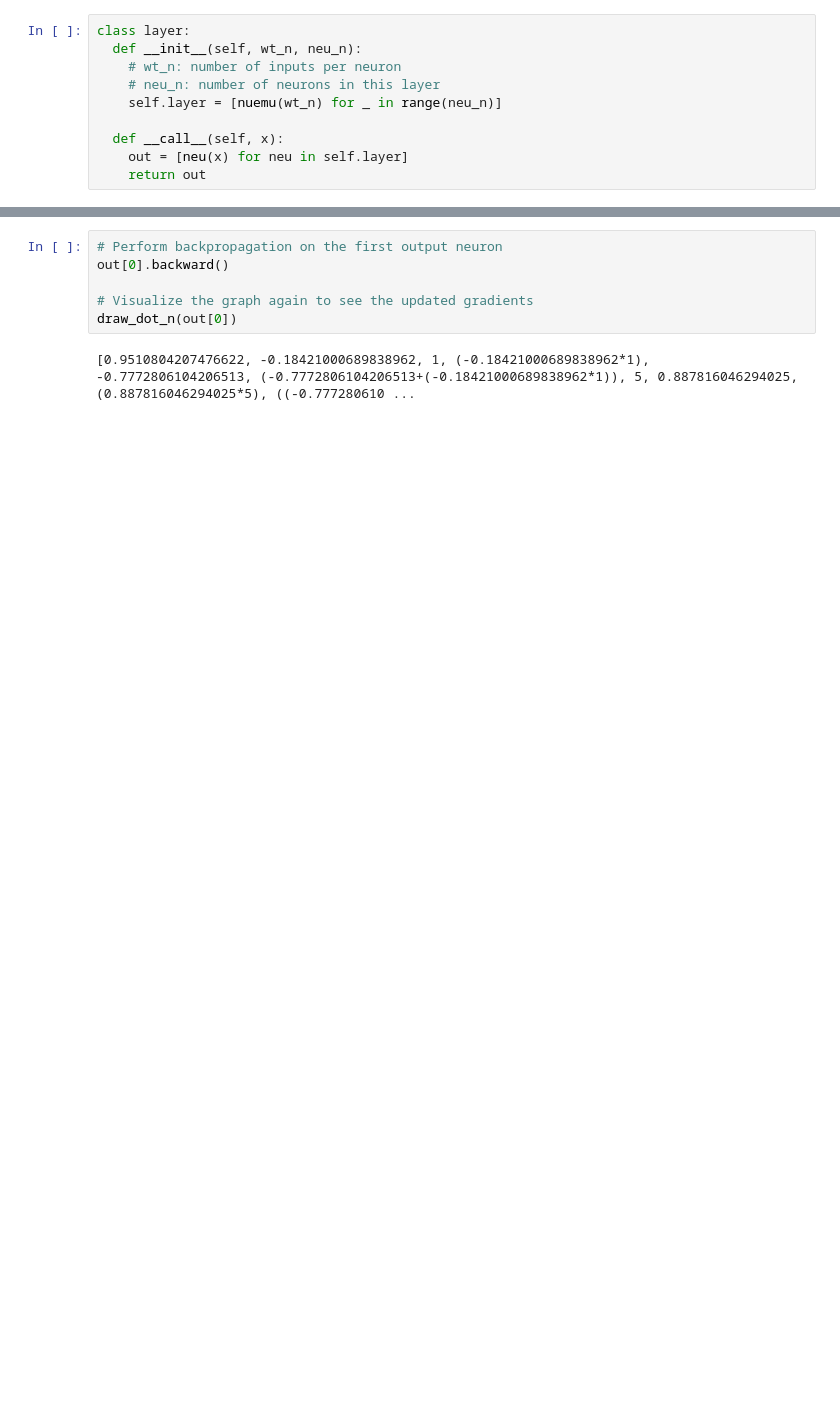
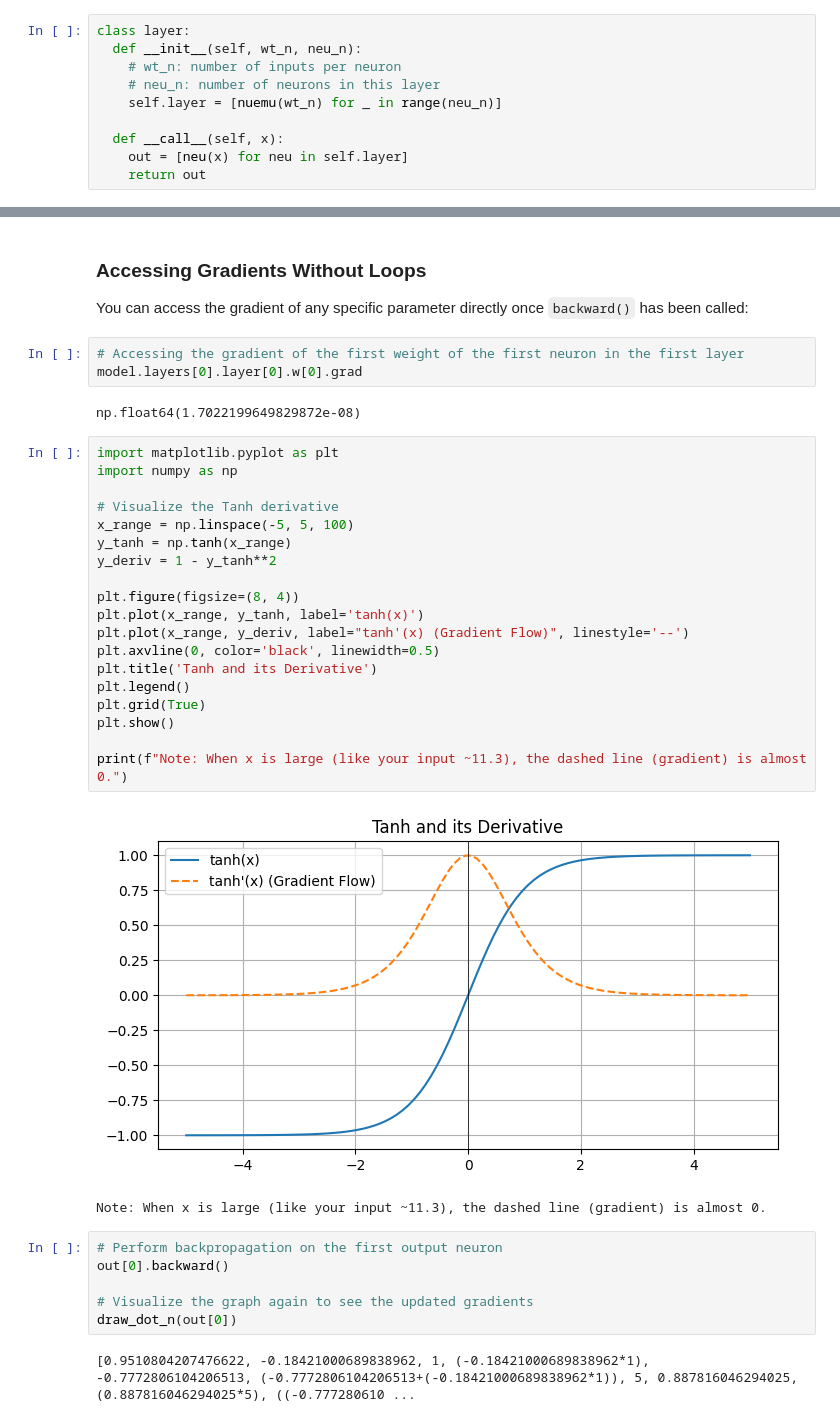
Before and after one commit to PradipBanik/Build_2026, a Jupyter notebook: standford.ipynb, the cells around one changed output, grey strips where cells are left out. Cells and saved outputs as stored; diff of their text form; blank space fills up the shorter version.

```diff
--- a/standford.ipynb
+++ b/standford.ipynb
@@ -1185,3 +1326,33 @@ draw_dot_n(out[0])
+# %% [markdown]
+### Accessing Gradients Without Loops
+You can access the gradient of any specific parameter directly once `backward()` has been called:
+# %%
+# Accessing the gradient of the first weight of the first neuron in the first layer
+model.layers[0].layer[0].w[0].grad
+# %% [output]
+np.float64(1.7022199649829872e-08)
+# %%
+import matplotlib.pyplot as plt
+import numpy as np
+
+# Visualize the Tanh derivative
+x_range = np.linspace(-5, 5, 100)
+y_tanh = np.tanh(x_range)
+y_deriv = 1 - y_tanh**2
+
+plt.figure(figsize=(8, 4))
+plt.plot(x_range, y_tanh, label='tanh(x)')
+plt.plot(x_range, y_deriv, label="tanh'(x) (Gradient Flow)", linestyle='--')
+plt.axvline(0, color='black', linewidth=0.5)
+plt.title('Tanh and its Derivative')
+plt.legend()
+plt.grid(True)
+plt.show()
+
+print(f"Note: When x is large (like your input ~11.3), the dashed line (gradient) is almost 0.")
+# %% [output]
+[figure, added]
+Note: When x is large (like your input ~11.3), the dashed line (gradient) is almost 0.
 # %%
 # Perform backpropagation on the first output neuron
 out[0].backward()
```
Also changed, not shown: parts of 14 cells of this notebook.
